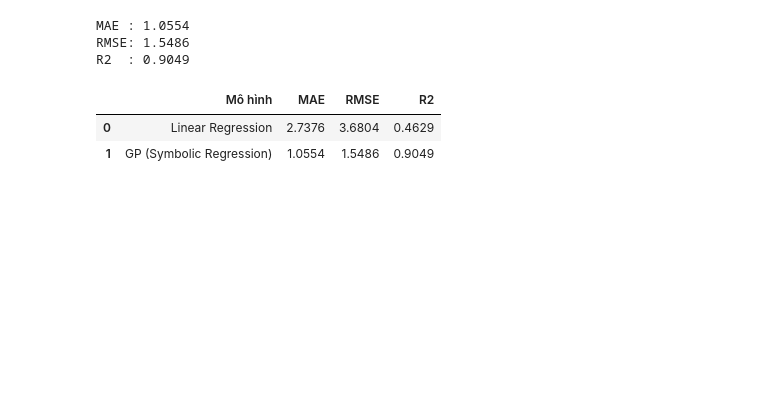
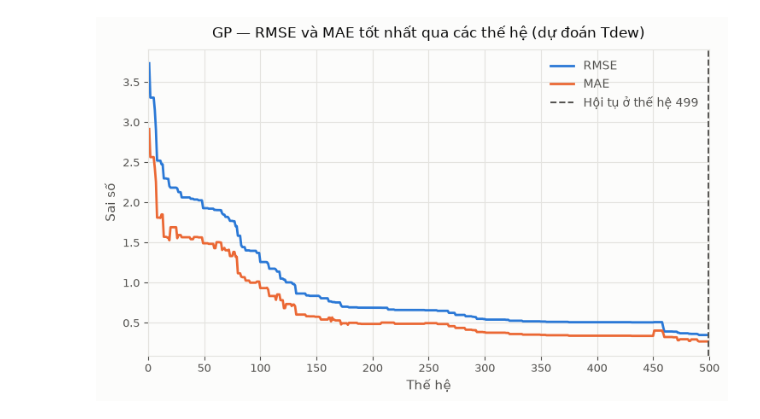
Before and after one commit to thiennguyen37-qn/Optimization-Theory---Genetic-Algorithm, a Jupyter notebook: 04_symbolic_regression.ipynb, the cells around one changed output. Saved outputs shown, nothing was run; the diff lists cells and outputs as text; code cells hidden in the pictures; blank space fills up the shorter version.

```diff
--- a/04_symbolic_regression.ipynb
+++ b/04_symbolic_regression.ipynb
@@ -483,24 +411,45 @@ Biểu thức GP tìm được (dự đoán VA_sq):
-# %%
-y_pred_gp_va = eval_node(gp_result_va["tree"], Xva_test_scaled)
-y_pred_gp_va = np.broadcast_to(np.asarray(y_pred_gp_va, dtype=float), (Xva_test_scaled.shape[0],))
-
-mae_gp_va = mean_absolute_error(yva_test_arr, y_pred_gp_va)
-rmse_gp_va = mean_squared_error(yva_test_arr, y_pred_gp_va) ** 0.5
-r2_gp_va = r2_score(yva_test_arr, y_pred_gp_va)
-
-print(f"MAE : {mae_gp_va:.4f}")
-print(f"RMSE: {rmse_gp_va:.4f}")
-print(f"R2  : {r2_gp_va:.4f}")
-# %% [output]
-MAE : 1.0554
-RMSE: 1.5486
-R2  : 0.9049
-# %%
-pd.DataFrame([
-    {"Mô hình": "Linear Regression", "MAE": mae_va, "RMSE": rmse_va, "R2": r2_va},
-    {"Mô hình": "GP (Symbolic Regression)", "MAE": mae_gp_va, "RMSE": rmse_gp_va, "R2": r2_gp_va},
-]).round(4)
-# %% [output]
-|  | Mô hình | MAE | RMSE | R2 |
-| 0 | Linear Regression | 2.7376 | 3.6804 | 0.4629 |
-| 1 | GP (Symbolic Regression) | 1.0554 | 1.5486 | 0.9049 |
+# %%
+import matplotlib.pyplot as plt
+
+
+def show_gp_convergence(result):
+    SURFACE, INK, INK_MUTED, GRID = "#fcfcfb", "#0b0b0b", "#52514e", "#e4e3df"
+
+    rmse_history = np.sqrt(result["mse_history"])
+    mae_history = result["mae_history"]
+    generation = np.arange(1, len(rmse_history) + 1)
+    converged_at = result["generations_run"]
+
+    fig, ax = plt.subplots(figsize=(7.5, 4.6), facecolor=SURFACE)
+    ax.set_facecolor(SURFACE)
+
+    ax.plot(generation, rmse_history, color="#2a78d6", linewidth=2, label="RMSE")
+    ax.plot(generation, mae_history, color="#eb6834", linewidth=2, label="MAE")
+    ax.axvline(
+        converged_at, color=INK_MUTED, linewidth=1.4, linestyle="--",
+        label=f"Hội tụ ở thế hệ {converged_at}",
+    )
+
+    ax.set_xlim(0, result["generations"])
+    ax.set_xticks(np.arange(0, result["generations"] + 1, 50))
+    ax.set_xlabel("Thế hệ", color=INK_MUTED, fontsize=11)
+    ax.set_ylabel("Sai số", color=INK_MUTED, fontsize=11)
+    ax.set_title("GP — RMSE và MAE tốt nhất qua các thế hệ (dự đoán Tdew)",
+                 color=INK, fontsize=12, pad=10)
+
+    ax.grid(True, color=GRID, linewidth=0.8)
+    ax.set_axisbelow(True)
+    ax.tick_params(colors=INK_MUTED, labelsize=9)
+    for spine in ax.spines.values():
+        spine.set_color(GRID)
+
+    legend = ax.legend(frameon=False, fontsize=10)
+    for text in legend.get_texts():
+        text.set_color(INK_MUTED)
+
+    fig.tight_layout()
+    plt.show()
+# %%
+show_gp_convergence(gp_result)
+# %% [output]
+[figure, added]
```
Also changed, not shown: parts of 15 cells of this notebook, 1 other file.
